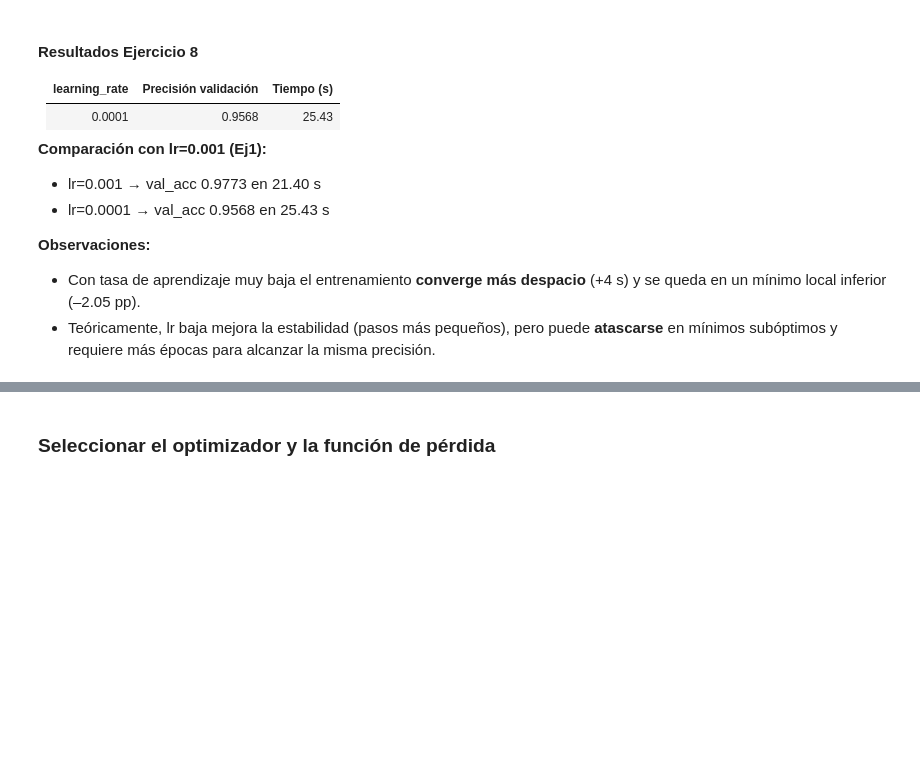
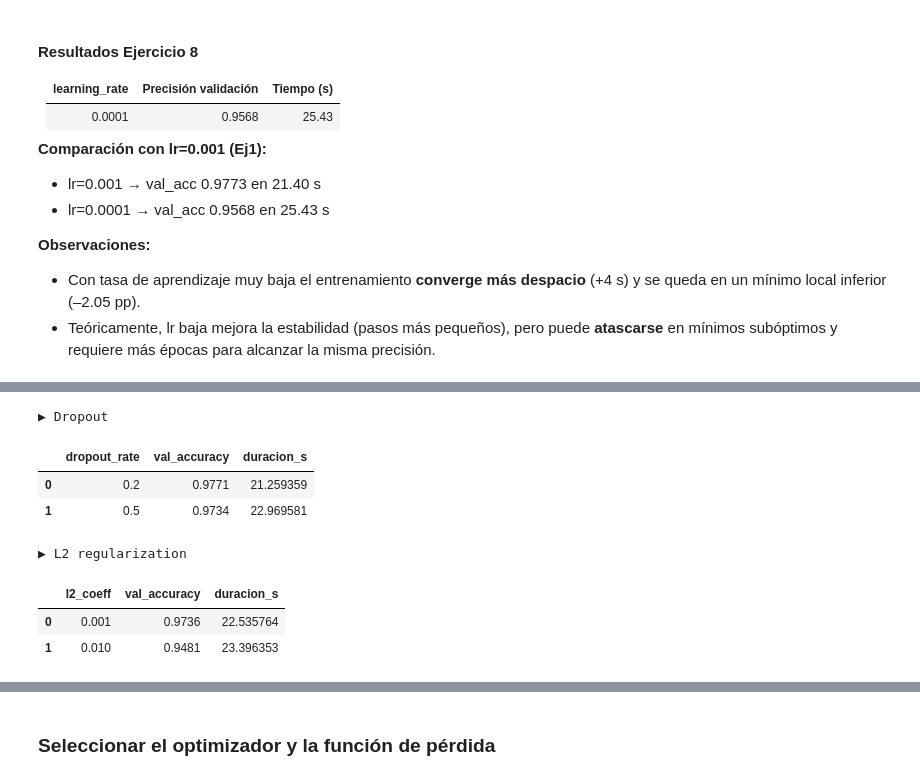
Before and after one commit to Andyfer004/Lab2-DS, a Jupyter notebook: TensorFlow_MNIST_TF2_12+.ipynb, the cells around one changed output, grey strips where cells are left out. Cells and saved outputs as stored; diff of their text form; code cells hidden in the pictures; blank space fills up the shorter version.

```diff
--- a/TensorFlow_MNIST_TF2_12+.ipynb
+++ b/TensorFlow_MNIST_TF2_12+.ipynb
@@ -589,0 +641,43 @@ df8
+# %%
+# Ejercicio 10: Dropout
+resultados_drop = []
+for rate in [0.2, 0.5]:
+    m = build_model(units=200, depth=2, activations='relu',
+                    dropout_rate=rate, l2_reg=0.0)
+    acc, dur, _ = train_and_evaluate(
+        m, X_entreno, y_entreno, X_validacion, y_validacion,
+        batch_size=100, epochs=5
+    )
+    resultados_drop.append({'dropout_rate': rate,
+                             'val_accuracy': acc,
+                             'duracion_s': dur})
+df10_drop = pd.DataFrame(resultados_drop)
+
+# Ejercicio 10: L2 Regularization
+resultados_l2 = []
+for l2c in [0.001, 0.01]:
+    m = build_model(units=200, depth=2, activations='relu',
+                    dropout_rate=0.0, l2_reg=l2c)
+    acc, dur, _ = train_and_evaluate(
+        m, X_entreno, y_entreno, X_validacion, y_validacion,
+        batch_size=100, epochs=5
+    )
+    resultados_l2.append({'l2_coeff': l2c,
+                          'val_accuracy': acc,
+                          'duracion_s': dur})
+df10_l2 = pd.DataFrame(resultados_l2)
+
+# Mostrar resultados
+print("▶ Dropout")
+display(df10_drop)
+print("\n▶ L2 regularization")
+display(df10_l2)
+# %% [output]
+▶ Dropout
+|  | dropout_rate | val_accuracy | duracion_s |
+| 0 | 0.2 | 0.9771 | 21.259359 |
+| 1 | 0.5 | 0.9734 | 22.969581 |
+▶ L2 regularization
+|  | l2_coeff | val_accuracy | duracion_s |
+| 0 | 0.001 | 0.9736 | 22.535764 |
+| 1 | 0.010 | 0.9481 | 23.396353 |
```
Also changed, not shown: parts of 13 cells of this notebook, 2 other files.
